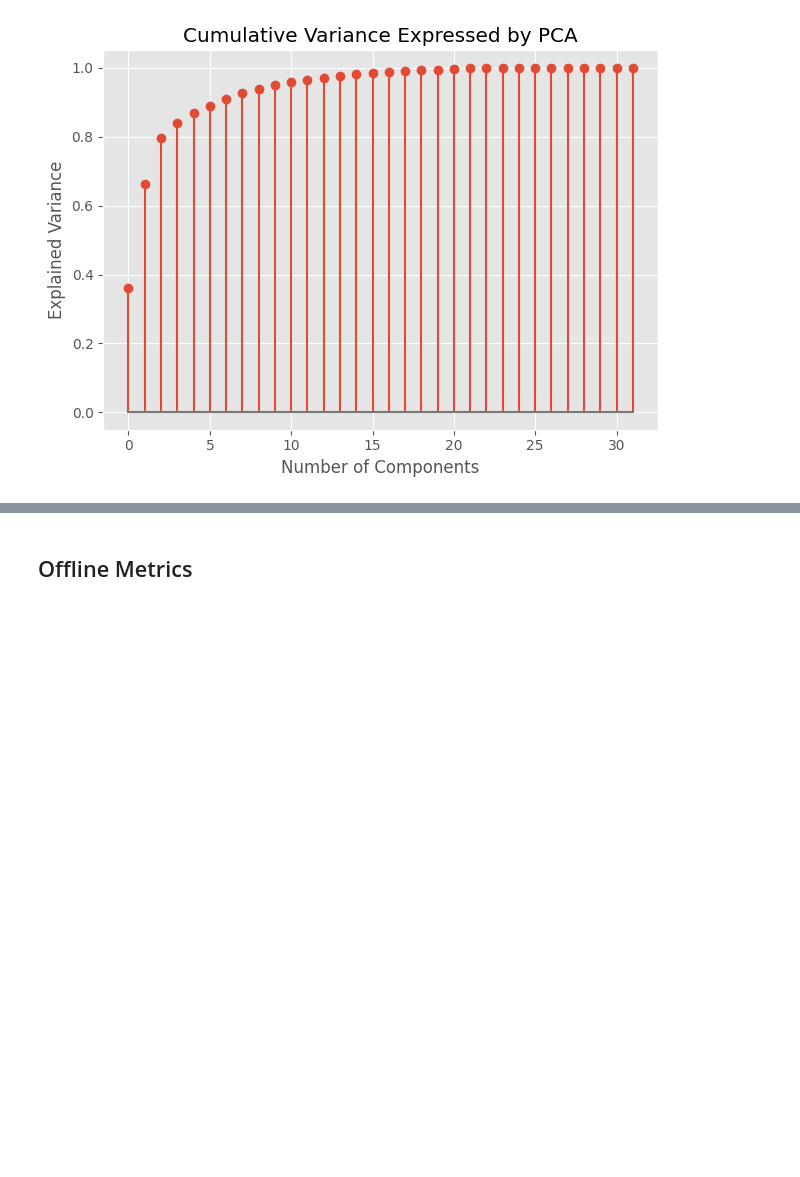
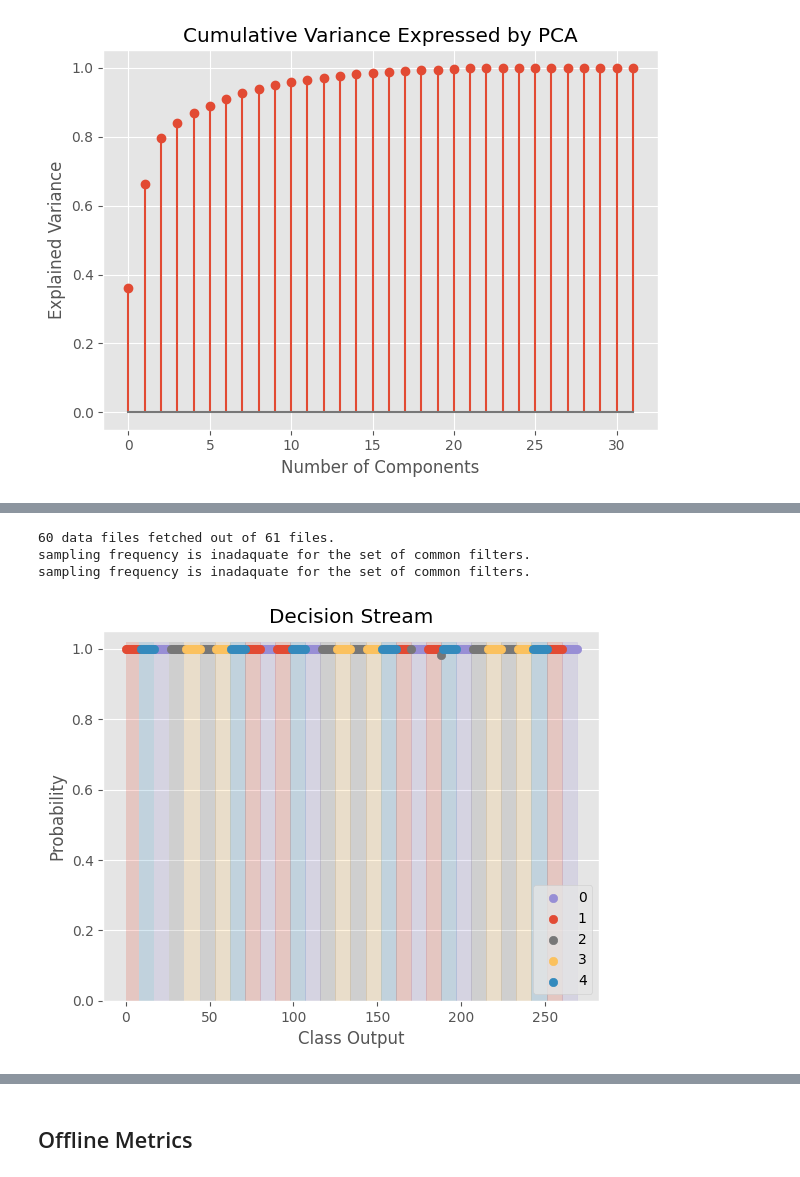
Before and after one commit to LibEMG/LibEMG_MEC24_Workshop, a Jupyter notebook: walkthrough.ipynb, the cells around one changed output, grey strips where cells are left out. Cells and saved outputs as stored; diff of their text form; code cells hidden in the pictures; blank space fills up the shorter version.

```diff
--- a/walkthrough.ipynb
+++ b/walkthrough.ipynb
@@ -127,8 +130,8 @@ filter.visualize_effect(odh.data[0][:, :4]) # lets us see the effect of filterin
 [figure]
 # %%
 # Since the previous example is very common, LibEMG provides these filters in a convenience method
-odh = dataset.prepare_data()
-filter = Filter(FS)
+odh = myo_dataset.prepare_data()
+filter = Filter(MYO_FS)
 filter.install_common_filters()
 filter.filter(odh)  # modify odh.data field internally
 # %% [output]
@@ -186,0 +219,26 @@ fe.visualize_feature_space(feature_dict, 'PCA', classes=labels)
+# %%
+from libemg.emg_predictor import EMGClassifier
+
+# Use OneSubjectMyoDataset for training and testing
+myo_odh = myo_dataset.prepare_data()
+train_myo_odh = myo_odh.isolate_data('sets', [0])
+test_myo_odh = myo_odh.isolate_data('sets', [3, 4, 5])
+train_myo_features, train_myo_labels = extract_features_labels(train_myo_odh, 'classification')
+test_myo_features, test_myo_labels = extract_features_labels(test_myo_odh, 'classification')
+
+# Create model
+clf = EMGClassifier('LDA')  # can pass in custom deep learning models - anything with fit() and predict_proba() methods
+feature_set = {
+    'training_features': train_myo_features,
+    'training_labels': train_myo_labels
+}
+clf.fit(feature_set)
+
+# Make predictions
+predictions, probabilities = clf.run(test_myo_features)
+clf.visualize(test_myo_labels, predictions, probabilities)
+# %% [output]
+60 data files fetched out of 61 files.
+sampling frequency is inadaquate for the set of common filters.
+sampling frequency is inadaquate for the set of common filters.
+[figure, added]
```
Also changed, not shown: parts of 18 cells of this notebook.
